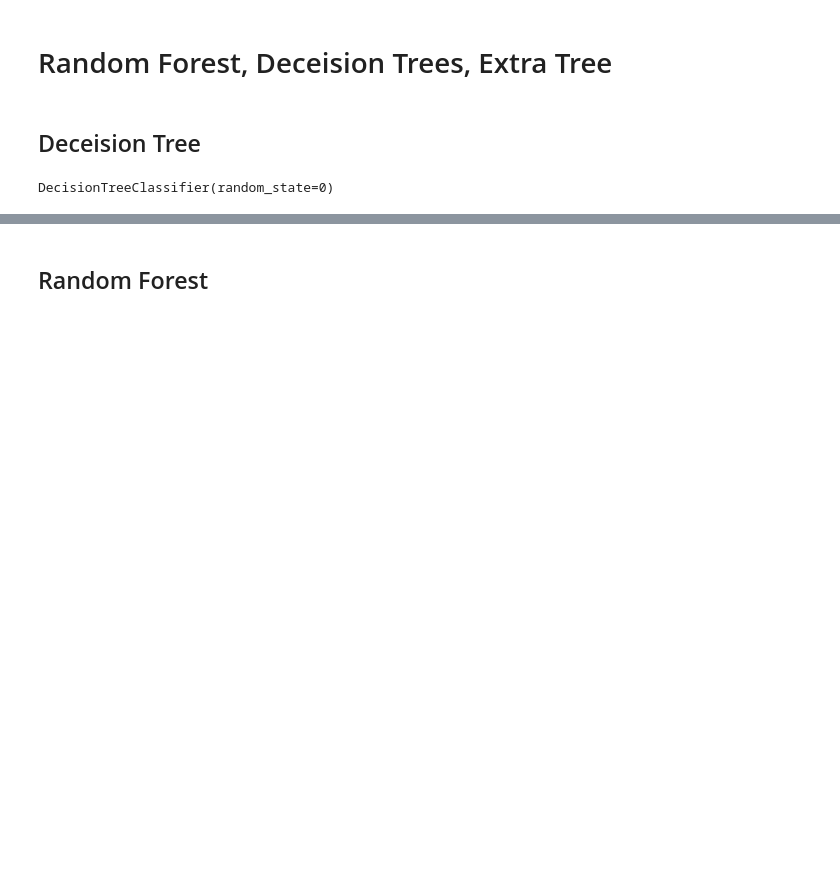
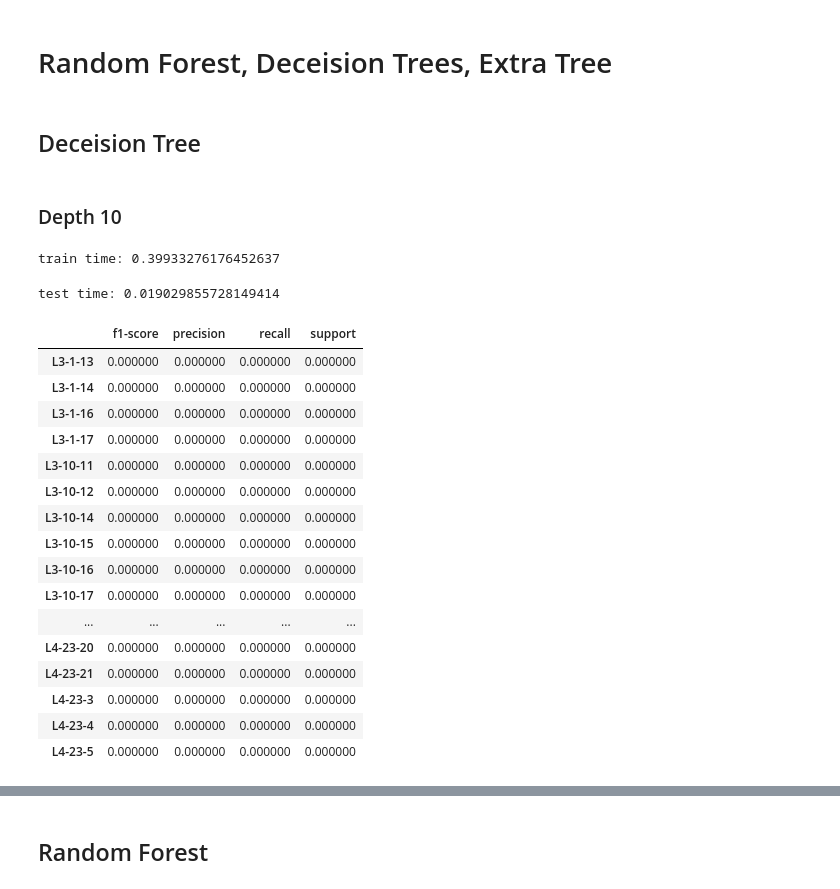
Before and after one commit to hmda77/Ensemble-Indoor-Loc, a Jupyter notebook: Boosting_Algorithm/Random_Forest_JUIndoorLoc.ipynb, the cells around one changed output, grey strips where cells are left out. Cells and saved outputs as stored; diff of their text form; code cells hidden in the pictures; blank space fills up the shorter version.

Commit message:
Add some changes on Random Forest Model, Add some Metric Functions

```diff
--- a/Boosting_Algorithm/Random_Forest_JUIndoorLoc.ipynb
+++ b/Boosting_Algorithm/Random_Forest_JUIndoorLoc.ipynb
@@ -107,28 +176,71 @@ data_test['Did'] = pd.to_numeric(data_test['Did'])
+# %%
+data_combined = df.drop('Cid', axis=1).reset_index(drop=True)
+data_combined = data_combined.drop('Ts', axis=1)
 # %%
 #make X_train from Tr
-X = normalize(data_train.loc[:, (data_train.columns != 'Ts') & (data_train.columns != 'Cid')])
-y = data_train.Cid
-
-Xt = normalize(data_test.loc[:, (data_train.columns != 'Ts') & (data_train.columns != 'Cid')])
-yt = data_test.Cid
+X = normalize(data_combined)
+y = df.Cid
 
 le = LabelEncoder()
 le.fit(y)
 le.transform(y)
 
+X_train, Xt, y_train, yt = train_test_split(data_combined, y, test_size=0.2, shuffle=True, random_state=42)
 
-X_train = X
-y_train_encode =  le.transform(y)
+y_train_encode =  le.transform(y_train)
+
+y_test_encode = le.transform(yt)
 
 X_test = Xt
-y_test_encode = le.transform(yt)
 # %% [markdown]
 # Random Forest, Deceision Trees, Extra Tree
 # %% [markdown]
 ## Deceision Tree
-# %%
-dt_model = DecisionTreeClassifier(max_depth=None, min_samples_split=2,
-                                 random_state=0)
-dt_model.fit(X_train, y_train_encode)
-# %% [output]
-DecisionTreeClassifier(random_state=0)
+# %% [markdown]
+### Depth 10
+# %%
+# Make predictions on the test set
+start_time = time.time()  # Record the start time
+
+dt_model = DecisionTreeClassifier(max_depth=10, min_samples_split=2, random_state=0)
+dt_model.fit(X_train, y_train_encode)
+
+end_time = time.time()  # Record the end time
+elapsed_time = end_time - start_time  # Calculate elapsed time
+print(f"train time: {elapsed_time}")
+# %% [output]
+train time: 0.39933276176452637
+# %%
+# Make predictions on the test set
+start_time = time.time()  # Record the start time
+
+y_pred = dt_model.predict(X_test)
+
+end_time = time.time()  # Record the end time
+elapsed_time = end_time - start_time  # Calculate elapsed time
+print(f"test time: {elapsed_time}")
+
+yp = le.inverse_transform(y_pred)
+yp = pd.Series(yp)
+# %% [output]
+test time: 0.019029855728149414
+# %%
+generate_classification_report(yt, yp)
+# %% [output]
+|  | f1-score | precision | recall | support |
+| L3-1-13 | 0.000000 | 0.000000 | 0.000000 | 0.000000 |
+| L3-1-14 | 0.000000 | 0.000000 | 0.000000 | 0.000000 |
+| L3-1-16 | 0.000000 | 0.000000 | 0.000000 | 0.000000 |
+| L3-1-17 | 0.000000 | 0.000000 | 0.000000 | 0.000000 |
+| L3-10-11 | 0.000000 | 0.000000 | 0.000000 | 0.000000 |
+| L3-10-12 | 0.000000 | 0.000000 | 0.000000 | 0.000000 |
+| L3-10-14 | 0.000000 | 0.000000 | 0.000000 | 0.000000 |
+| L3-10-15 | 0.000000 | 0.000000 | 0.000000 | 0.000000 |
+| L3-10-16 | 0.000000 | 0.000000 | 0.000000 | 0.000000 |
+| L3-10-17 | 0.000000 | 0.000000 | 0.000000 | 0.000000 |
+| ... | ... | ... | ... | ... |
+| L4-23-20 | 0.000000 | 0.000000 | 0.000000 | 0.000000 |
+| L4-23-21 | 0.000000 | 0.000000 | 0.000000 | 0.000000 |
+| L4-23-3 | 0.000000 | 0.000000 | 0.000000 | 0.000000 |
+| L4-23-4 | 0.000000 | 0.000000 | 0.000000 | 0.000000 |
+| L4-23-5 | 0.000000 | 0.000000 | 0.000000 | 0.000000 |
```
Also changed, not shown: parts of 60 cells of this notebook, 1 other file.
